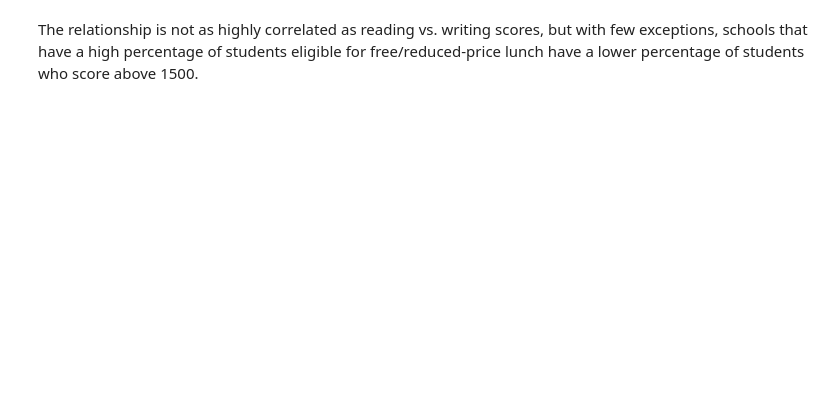
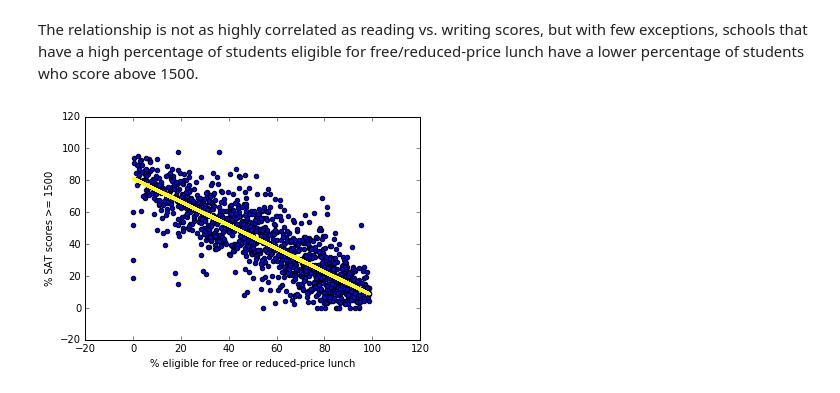
Before and after one commit to dannguyen/python-notebooks-data-wrangling, a Jupyter notebook: Visualization--School-Scores-and-Poverty.ipynb, the cells around one changed output. Cells and saved outputs as stored; diff of their text form; code cells hidden in the pictures; blank space fills up the shorter version.

```diff
--- a/Visualization--School-Scores-and-Poverty.ipynb
+++ b/Visualization--School-Scores-and-Poverty.ipynb
@@ -58,2 +61,16 @@ plt.ylabel('% SAT scores >= 1500');
 # %% [markdown]
 The relationship is not as highly correlated as reading vs. writing scores, but with few exceptions, schools that have a high percentage of students eligible for free/reduced-price lunch have a lower percentage of students who score above 1500.
+# %%
+# adding a trendline
+import numpy as np
+xvals = xdf['adjusted_pct_eligible_frpm_k12'] * 100
+yvals = xdf['percent_scores_gte_1500']
+plt.scatter(xvals, yvals)
+plt.xlabel('% eligible for free or reduced-price lunch')
+plt.ylabel('% SAT scores >= 1500');
+
+z = np.polyfit(xvals, yvals, 1)
+p = np.poly1d(z)
+plt.plot(xvals, p(xvals), color='yellow', linewidth=3);
+# %% [output]
+[figure, added]
```
Also changed, not shown: parts of 4 cells of this notebook, 20 other files.
